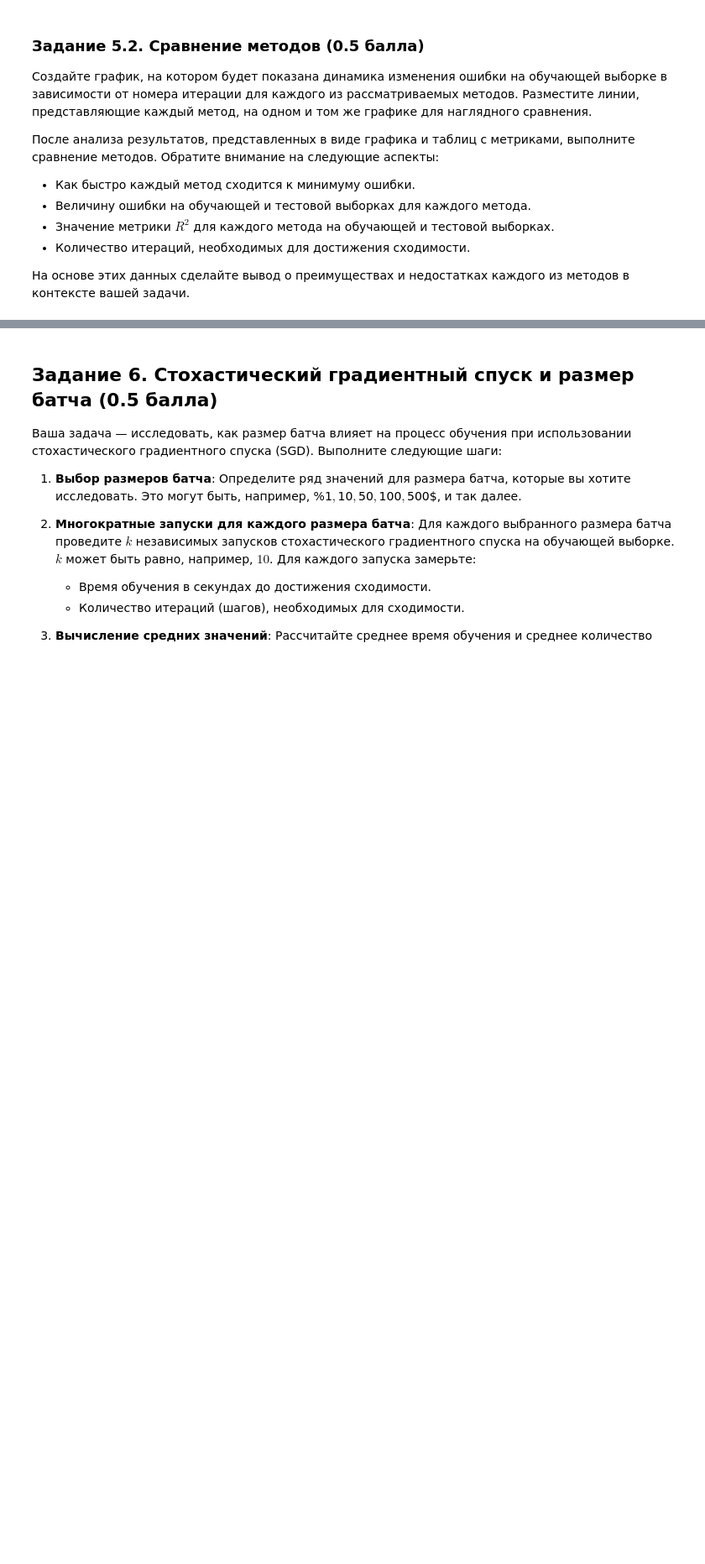
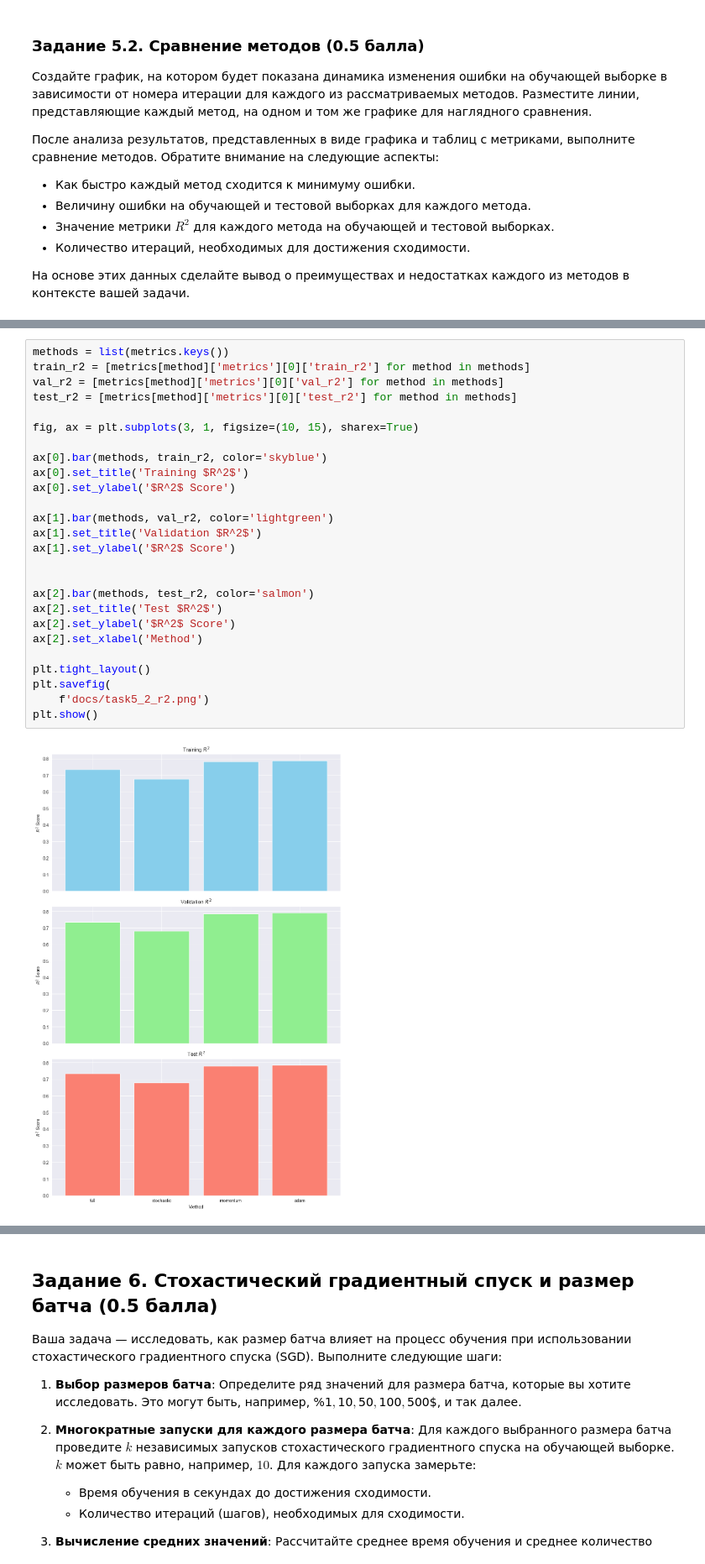
Before and after one commit to KoryakovDmitry/mai-ml-grad-desc-lab4, a Jupyter notebook: ML MAI & SBER. GD. LAB 4.ipynb, the cells around one changed output, grey strips where cells are left out. Shown at 84% size. Drawn from its saved outputs; the diff is of its cells as text; blank space fills up the shorter version.

```diff
--- a/ML MAI & SBER. GD. LAB 4.ipynb
+++ b/ML MAI & SBER. GD. LAB 4.ipynb
@@ -1266,0 +1357,28 @@ best_lambdas = {
+# %%
+methods = list(metrics.keys())
+train_r2 = [metrics[method]['metrics'][0]['train_r2'] for method in methods]
+val_r2 = [metrics[method]['metrics'][0]['val_r2'] for method in methods]
+test_r2 = [metrics[method]['metrics'][0]['test_r2'] for method in methods]
+
+fig, ax = plt.subplots(3, 1, figsize=(10, 15), sharex=True)
+
+ax[0].bar(methods, train_r2, color='skyblue')
+ax[0].set_title('Training $R^2$')
+ax[0].set_ylabel('$R^2$ Score')
+
+ax[1].bar(methods, val_r2, color='lightgreen')
+ax[1].set_title('Validation $R^2$')
+ax[1].set_ylabel('$R^2$ Score')
+
+
+ax[2].bar(methods, test_r2, color='salmon')
+ax[2].set_title('Test $R^2$')
+ax[2].set_ylabel('$R^2$ Score')
+ax[2].set_xlabel('Method')
+
+plt.tight_layout()
+plt.savefig(
+    f'docs/task5_2_r2.png')
+plt.show()
+# %% [output]
+[figure, added]
```
Also changed, not shown: parts of 12 cells of this notebook, 9 other files.
